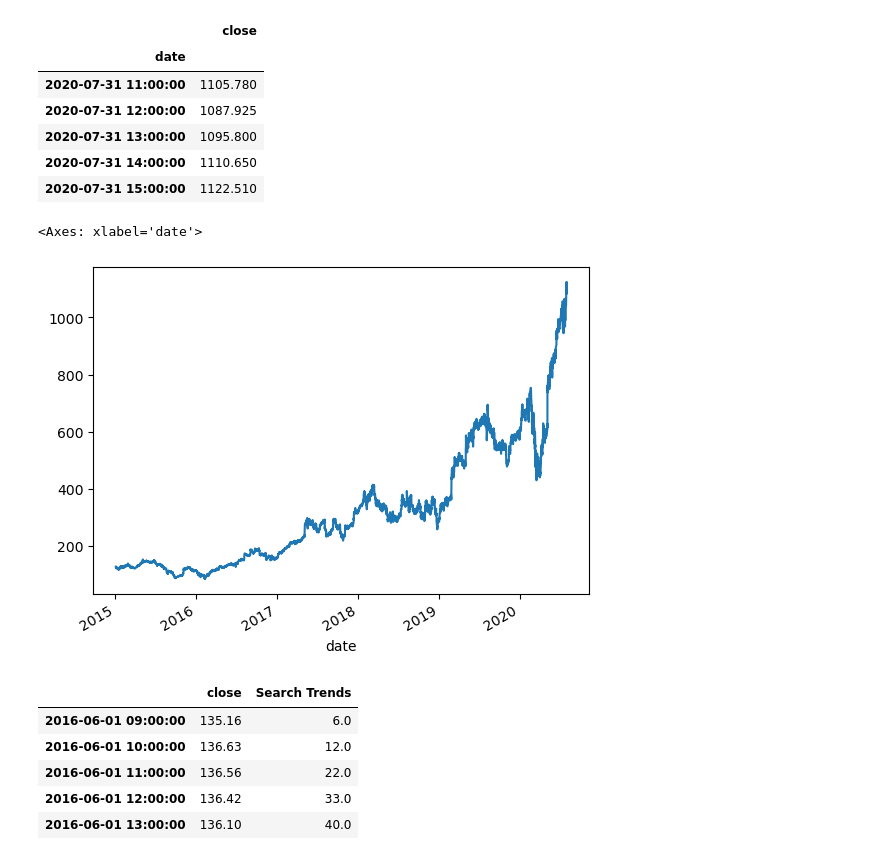
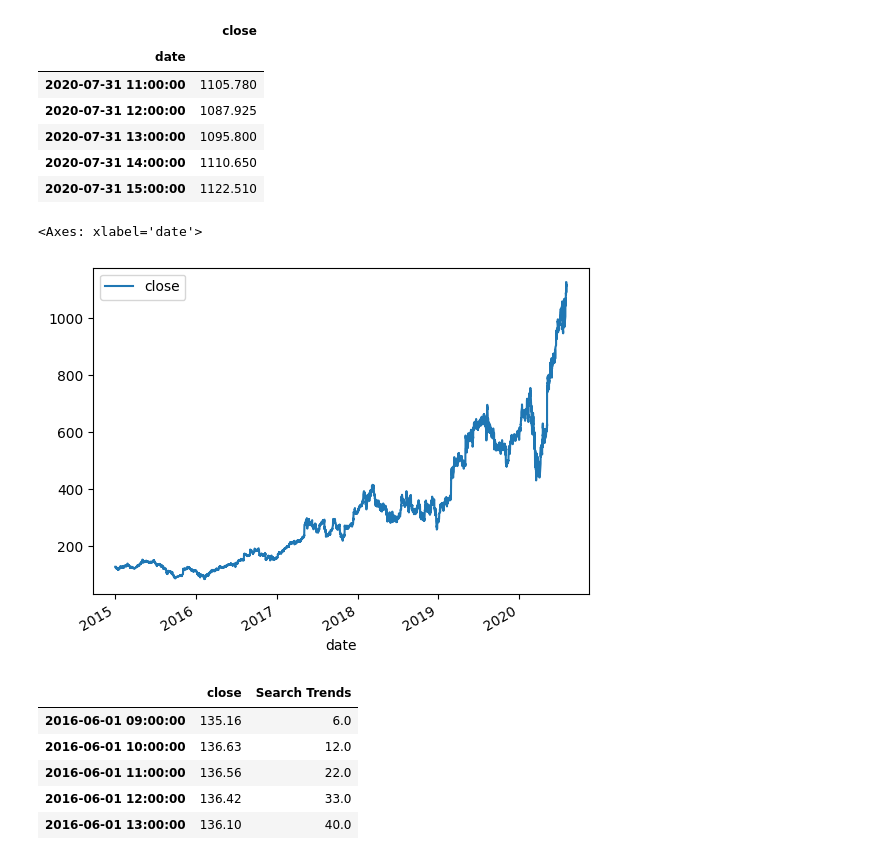
Before and after one commit to ajwilson79/prophet-challenge, a Jupyter notebook: forecasting_net_prophet.ipynb, the cells around one changed output. Saved outputs shown, nothing was run; the diff lists cells and outputs as text; code cells hidden in the pictures.

```diff
--- a/forecasting_net_prophet.ipynb
+++ b/forecasting_net_prophet.ipynb
@@ -233,8 +233,9 @@ display(df_mercado_stock.tail())
 | 2020-07-31 15:00:00 | 1122.510 |
 # %%
 # Visualize the closing price of the df_mercado_stock DataFrame
+df_mercado_stock.plot()
 # %% [output]
 <Axes: xlabel='date'>
-[figure, old version]
+[figure, new version]
 # %%
 # Concatenate the df_mercado_stock DataFrame with the df_mercado_trends DataFrame
```
Also changed, not shown: parts of 20 cells of this notebook.
